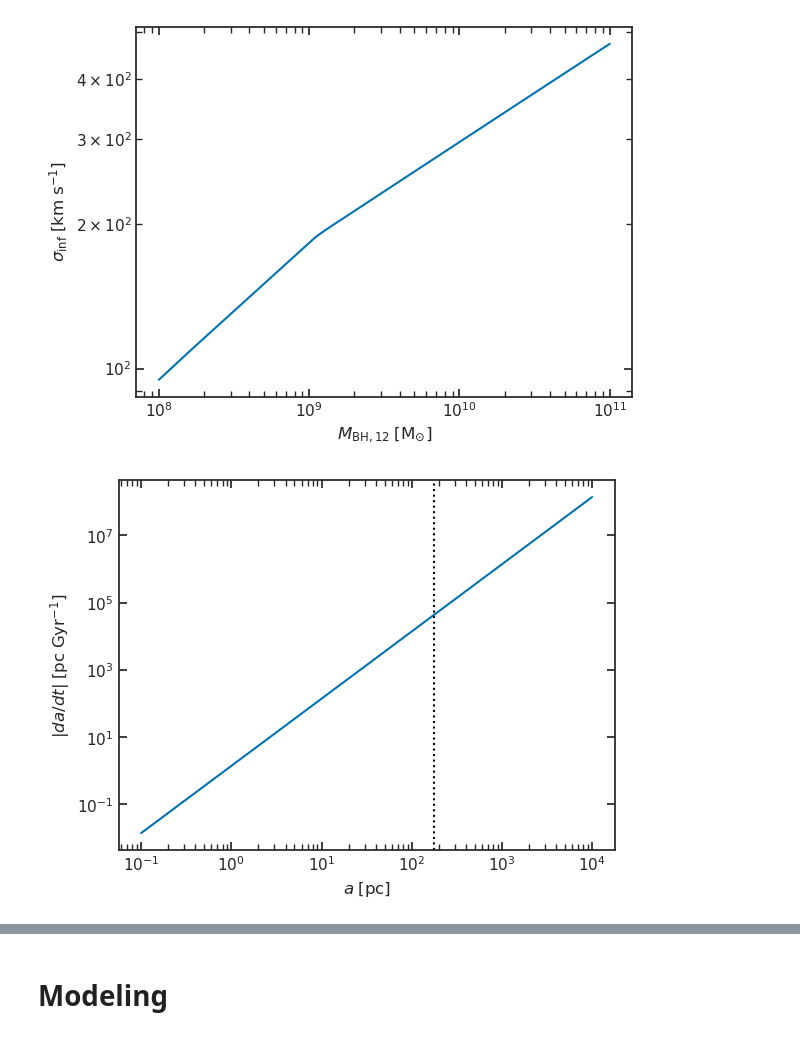
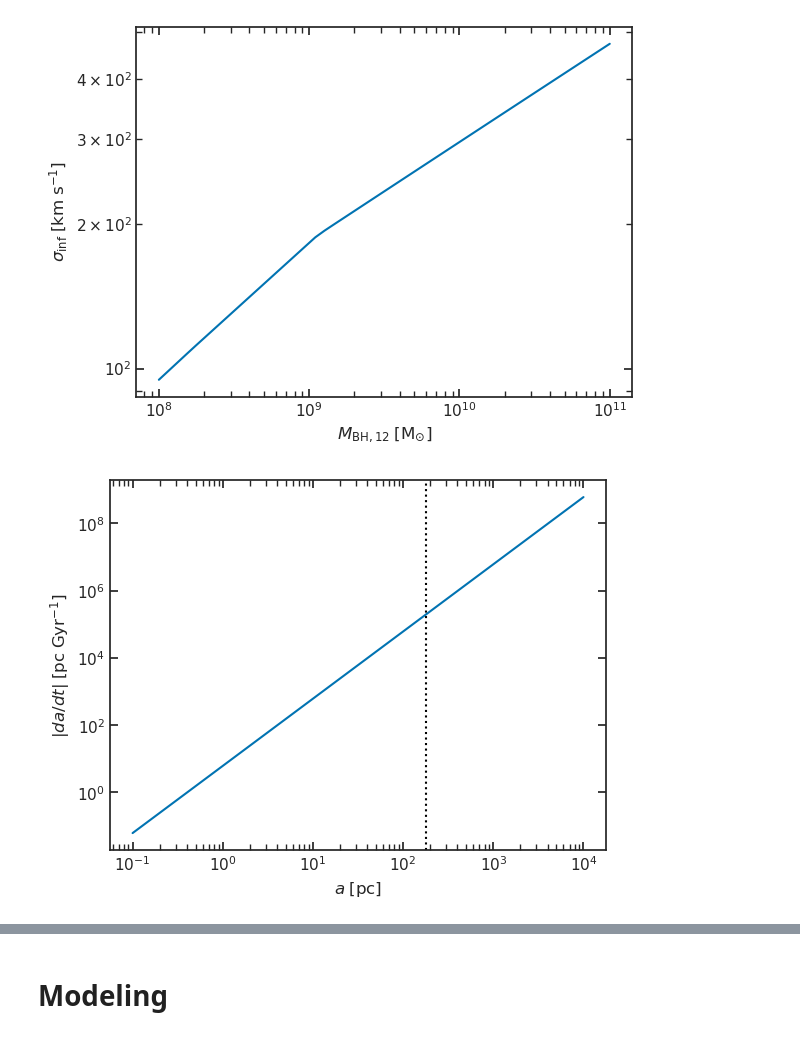
Before and after one commit to jacaseyclyde/oddAGN, a Jupyter notebook: notebooks/3-modeling/3.01-jacc-residence-timescales.ipynb, the cells around one changed output, grey strips where cells are left out. Saved outputs shown, nothing was run; the diff lists cells and outputs as text; code cells hidden in the pictures.

```diff
--- a/notebooks/3-modeling/3.01-jacc-residence-timescales.ipynb
+++ b/notebooks/3-modeling/3.01-jacc-residence-timescales.ipynb
@@ -542,7 +542,7 @@ for i, m12 in enumerate(mbh12):
     log10_mbulge = log_mbulge_log_mbh_scaling(np.log10(m12), alpha=alpha_kh13, beta=beta_kh13)
     log10_mstellar = log_mstellar_log_mbulge_scaling(log10_mbulge)
     mstellar = np.power(10, log10_mstellar)
-    da_dt = da_dt_dyn(a_dyn_fric_plot, mstellar, mbh, 1)
+    da_dt = da_dt_dyn(a_dyn_fric_plot, mstellar, m12, 1)
 
     ax[0].plot(a_dyn_fric_plot, np.abs(da_dt), label=f"$M_{{\mathrm{{BH}}, 12}} = 10^{{{np.log10(m12)}}} \; \mathrm{{M}}_{{\odot}}$")
 
@@ -761,31 +759,31 @@ plt.show()
 # %%
 from oddagn.evolution_rates import da_dt_sh
 
 # plot rate of SMBH separation change
 fig, ax = plt.subplots()
 
-a_sh_plot = a_dyn_fric_plot = np.geomspace(1e-1, 1e4)
+a_sh_plot = np.geomspace(1e-1, 1e4)
 
 mbh_test = 1e9
 log10_mbh_test = np.log10(mbh_test)
 log10_mbulge_test = log_mbulge_log_mbh_scaling(log10_mbh_test, alpha=alpha_kh13, beta=beta_kh13)
 log10_mstellar_test = log_mstellar_log_mbulge_scaling(log10_mbulge_test)
 mstellar_test = np.power(10, log10_mstellar_test)
 
-da_dt = da_dt_sh(a_sh_plot, mstellar_test, mbh_test, 1)
+da_dt = da_dt_sh(a_sh_plot, mstellar_test, mbh_test)
 ax.plot(a_sh_plot, np.abs(da_dt))
 
 a_hard = hard_binary_radius(mbh_test, mstellar_test, gamma=1)
 ax.axvline(a_hard, color="k", linestyle=":")
 
 ax.set_xlabel(r"$a \; [\mathrm{pc}]$")
 ax.set_xscale("log")
 ax.set_ylabel(r"$|da / dt| \; [\mathrm{pc} \; \mathrm{Gyr}^{-1}]$")
 ax.set_yscale("log")
 
 plt.show()
 # %% [output]
-[figure, old version]
+[figure, new version]
 # %%
 # plot the separation evolution rate for different SMBH masses and mass ratios
 fig, ax = plt.subplots(ncols=1, figsize=[FW, FH], sharey=True)
```
Also changed, not shown: parts of 7 cells of this notebook, 1 other file.
